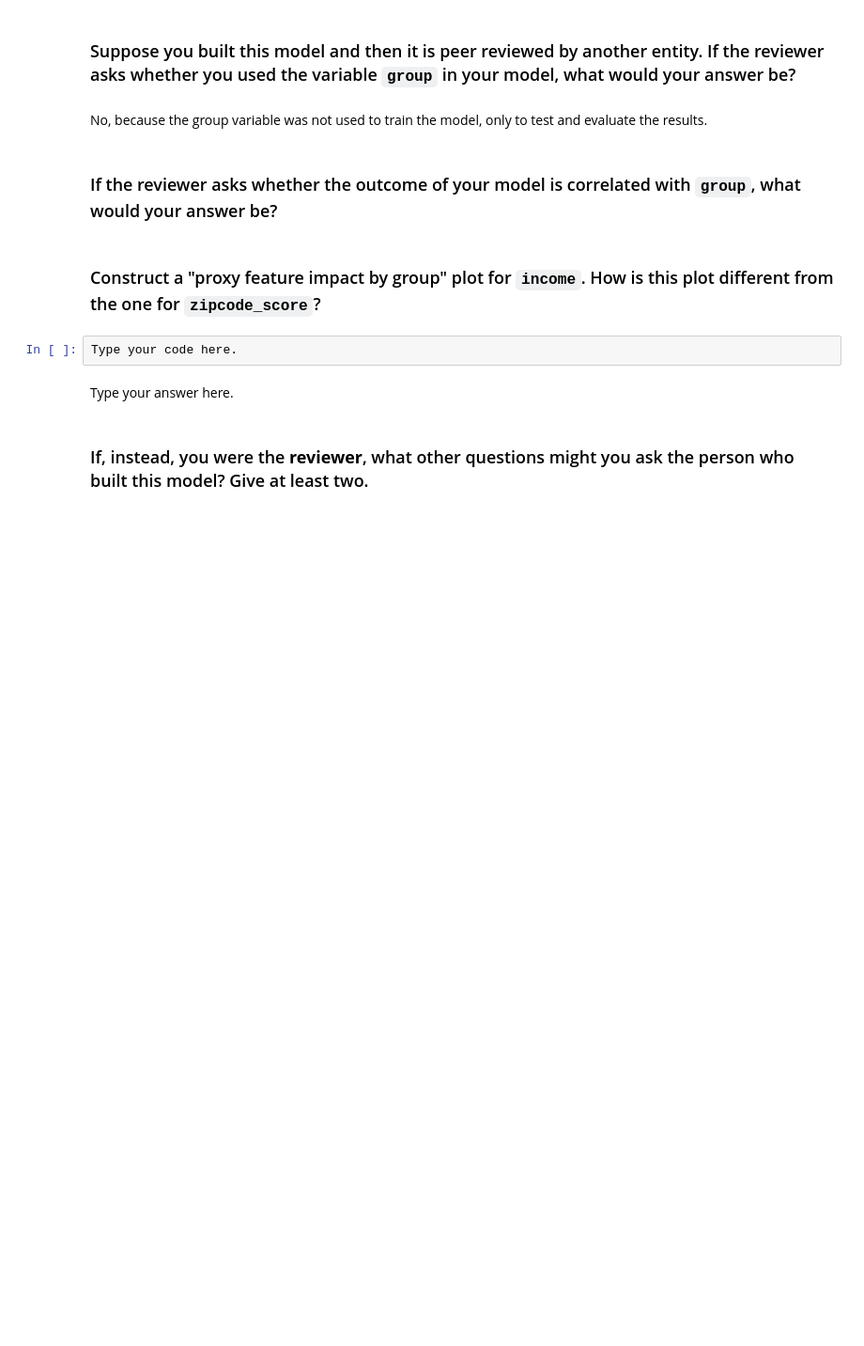
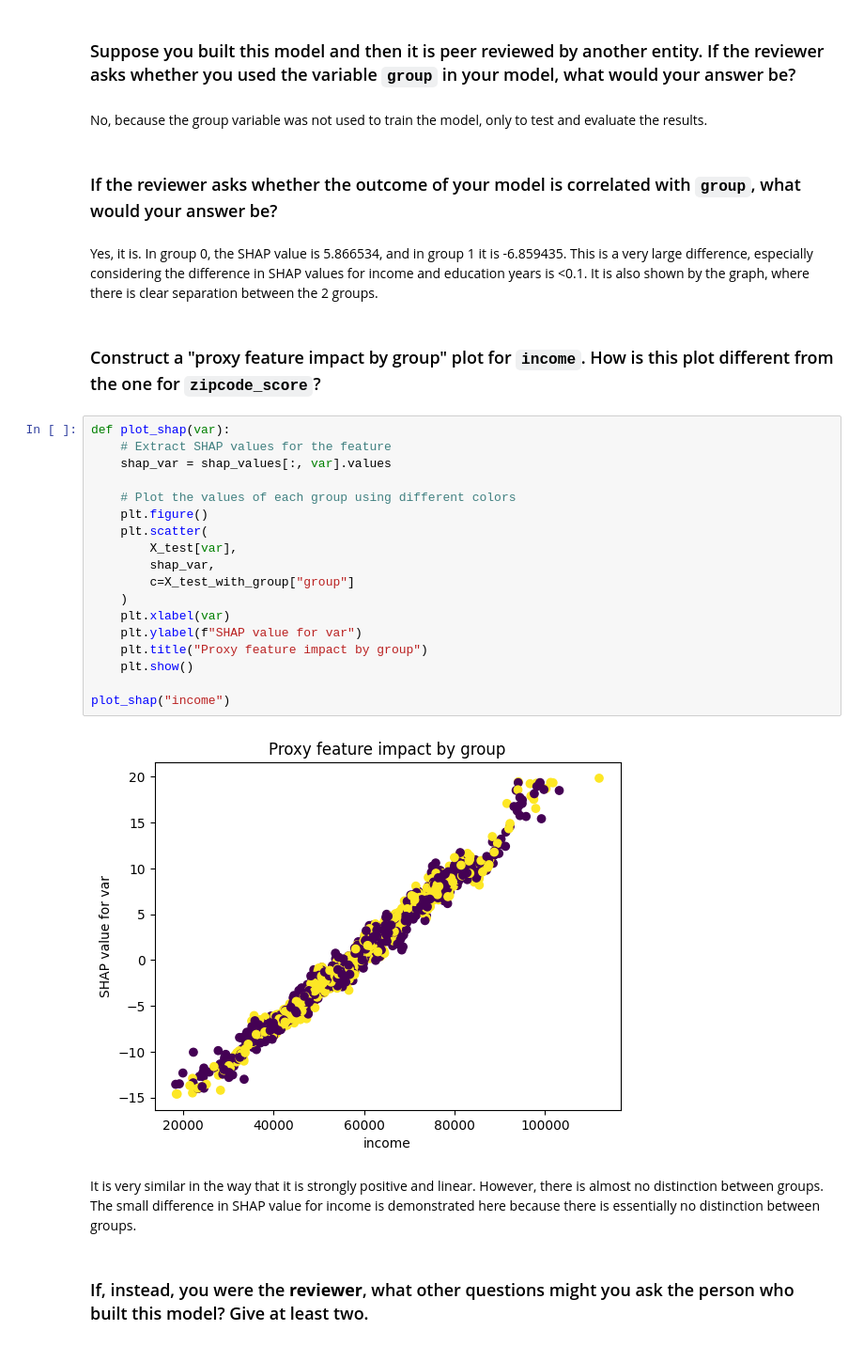
Before and after one commit to cartereleanor3/code_3000, a Jupyter notebook: mod04_bias.ipynb, the cells around one changed output. Shown at 94% size. Drawn from its saved outputs; the diff is of its cells as text; blank space fills up the shorter version.

```diff
--- a/mod04_bias.ipynb
+++ b/mod04_bias.ipynb
@@ -96,11 +96,31 @@ It is a value that measures how much impact the features have on a prediction.
 No, because the group variable was not used to train the model, only to test and evaluate the results.
 # %% [markdown]
 ### If the reviewer asks whether the outcome of your model is correlated with `group`, what would your answer be?
+# %% [markdown]
+Yes, it is. In group 0, the SHAP value is 5.866534, and in group 1 it is -6.859435. This is a very large difference, especially considering the difference in SHAP values for income and education years is <0.1. It is also shown by the graph, where there is clear separation between the 2 groups.
 # %% [markdown]
 ### Construct a "proxy feature impact by group" plot for `income`. How is this plot different from the one for `zipcode_score`?
 # %%
-Type your code here.
+def plot_shap(var):
+    # Extract SHAP values for the feature
+    shap_var = shap_values[:, var].values
+
+    # Plot the values of each group using different colors
+    plt.figure()
+    plt.scatter(
+        X_test[var],
+        shap_var,
+        c=X_test_with_group["group"]
+    )
+    plt.xlabel(var)
+    plt.ylabel(f"SHAP value for var")
+    plt.title("Proxy feature impact by group")
+    plt.show()
+
+plot_shap("income")
+# %% [output]
+[figure, added]
 # %% [markdown]
-Type your answer here.
+It is very similar in the way that it is strongly positive and linear. However, there is almost no distinction between groups. The small difference in SHAP value for income is demonstrated here because there is essentially no distinction between groups.
 # %% [markdown]
 ### If, instead, you were the **reviewer**, what other questions might you ask the person who built this model? Give at least two.
```
Also changed, not shown: parts of 1 cell of this notebook.
